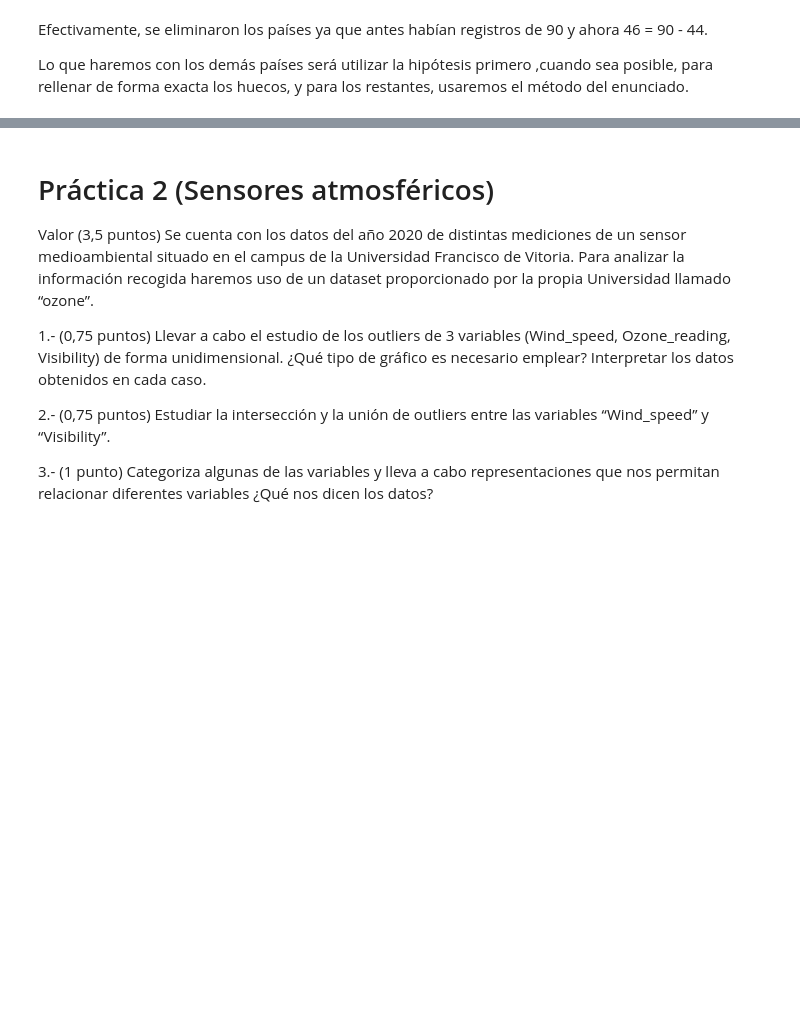
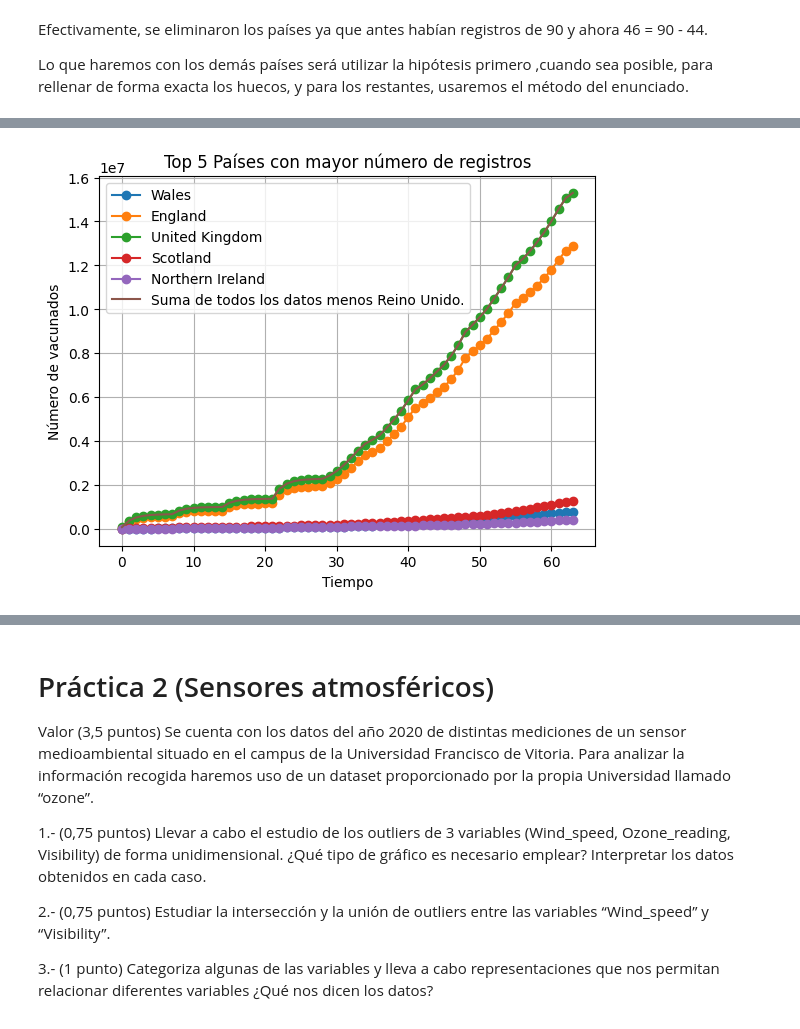
Before and after one commit to 9105507/MINERIA_DE_DATOS_23_24, a Jupyter notebook: LAB01_Preprocesamiento_y_visualización.ipynb, the cells around one changed output, grey strips where cells are left out. Saved outputs shown, nothing was run; the diff lists cells and outputs as text; code cells hidden in the pictures; blank space fills up the shorter version.

```diff
--- a/LAB01_Preprocesamiento_y_visualización.ipynb
+++ b/LAB01_Preprocesamiento_y_visualización.ipynb
@@ -323,0 +459,29 @@ De aquellos 5 países que han vacunado más días en total compara su evolución
+# %%
+rpais = data1.groupby('country').size()
+
+# Ordena los países por el número de registros en orden descendente
+top5 = rpais.sort_values(ascending=False).head(5)
+suma = []
+# Para cada país en los cinco primeros, crea un gráfico de línea
+for pais in top5.index:
+    datos_pais = data1[data1['country'] == pais]
+    plt.plot(range(len(datos_pais)),datos_pais['people_vaccinated'], label=pais, marker = 'o')
+    if pais != 'United Kingdom':
+      # Se guardan los datos de los países exceptuando Reino Unido.
+      suma.append(datos_pais['people_vaccinated'])
+
+# Se suman todos los datos exceptuando Reino Unido.
+suma = [sum(x) for x in zip(*suma)]
+# Se grafica la suma.
+plt.plot(range(len(datos_pais)),suma, label='Suma de todos los datos menos Reino Unido.')
+
+# Añade etiquetas y leyenda al gráfico
+plt.xlabel('Tiempo')
+plt.ylabel('Número de vacunados')
+plt.title('Top 5 Países con mayor número de registros')
+plt.legend()
+plt.grid()
+# Muestra el gráfico
+plt.show()
+# %% [output]
+[figure, added]
```
Also changed, not shown: parts of 34 cells of this notebook.
